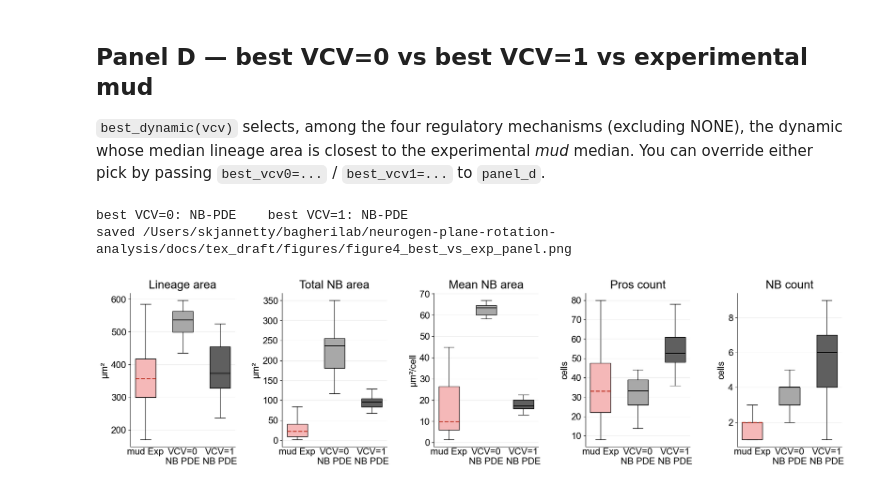
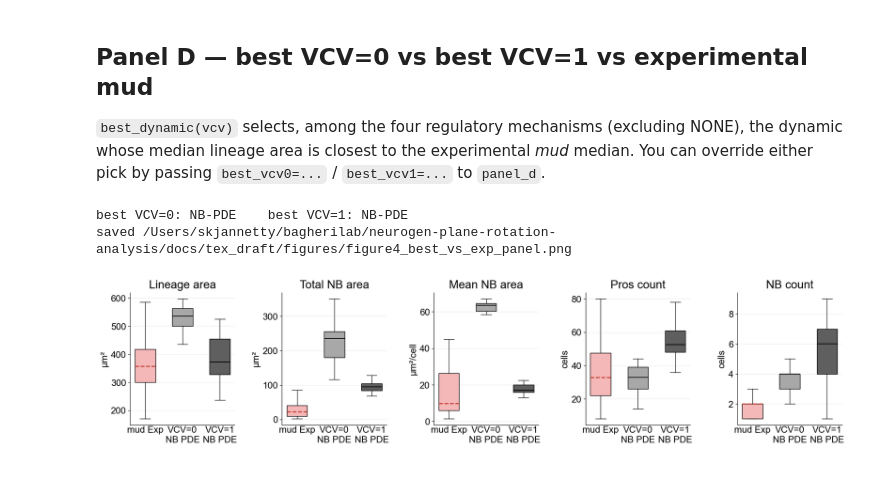
Before and after one commit to Jannetty/drosophila-neuroblast-CPM-analysis, a Jupyter notebook: docs/tex_draft/figure4_paper_figures.ipynb, the cells around one changed output. Drawn from its saved outputs; the diff is of its cells as text; code cells hidden in the pictures.

```diff
--- a/docs/tex_draft/figure4_paper_figures.ipynb
+++ b/docs/tex_draft/figure4_paper_figures.ipynb
@@ -397,7 +397,7 @@ def panel_d(best_vcv0: str | None = None, best_vcv1: str | None = None) -> plt.F
         best_vcv1 = best_dynamic(1)
     print(f"best VCV=0: {best_vcv0}    best VCV=1: {best_vcv1}")
 
-    fig, axes = plt.subplots(1, len(METRIC_SPECS), figsize=(18.2, 5.4))
+    fig, axes = plt.subplots(1, len(METRIC_SPECS), figsize=(18.4, 4.7))
     fill_map = {"exp": EXP_FILL_COLOR, "vcv0": "#a8a8a8", "vcv1": "#5f5f5f"}
 
     for ax, (key, title, unit, is_area) in zip(axes, METRIC_SPECS):
@@ -426,31 +426,31 @@ def panel_d(best_vcv0: str | None = None, best_vcv1: str | None = None) -> plt.F
             whiskerprops={"color": "black", "linewidth": 0.9},
             capprops={"color": "black", "linewidth": 0.9},
             manage_ticks=False,
             zorder=3,
         )
         for patch, (_, _, c) in zip(bp["boxes"], groups):
             patch.set_facecolor(c)
         bp["medians"][0].set(color=EXP_MEDIAN_COLOR, linewidth=1.8, linestyle="--")
         ax.set_xticks(positions, [g[0] for g in groups])
         ax.set_title(title, fontsize=FONT_SIZE_TITLE, pad=8)
         ax.set_ylabel(unit)
         ax.tick_params(axis="x", pad=2)
         for label in ax.get_xticklabels():
             label.set_ha("center")
         style_publication_axis(ax)
 
     fig.subplots_adjust(left=0.06, right=0.995, top=0.90, bottom=0.22, wspace=0.45)
     return fig
 
 
 fig_d = panel_d()
 path_d_png = FIG_DIR / "figure4_best_vs_exp_panel.png"
 path_d_pdf = FIG_DIR / "figure4_best_vs_exp_panel.pdf"
 fig_d.savefig(path_d_png, bbox_inches="tight", facecolor="white")
 fig_d.savefig(path_d_pdf, bbox_inches="tight", facecolor="white")
 print(f"saved {path_d_png}")
 plt.show()
 # %% [output]
 best VCV=0: NB-PDE    best VCV=1: NB-PDE
 saved /Users/skjannetty/bagherilab/neurogen-plane-rotation-analysis/docs/tex_draft/figures/figure4_best_vs_exp_panel.png
-[figure, old version]
+[figure, new version]
```
Also changed, not shown: parts of 2 cells of this notebook, 8 other files.
